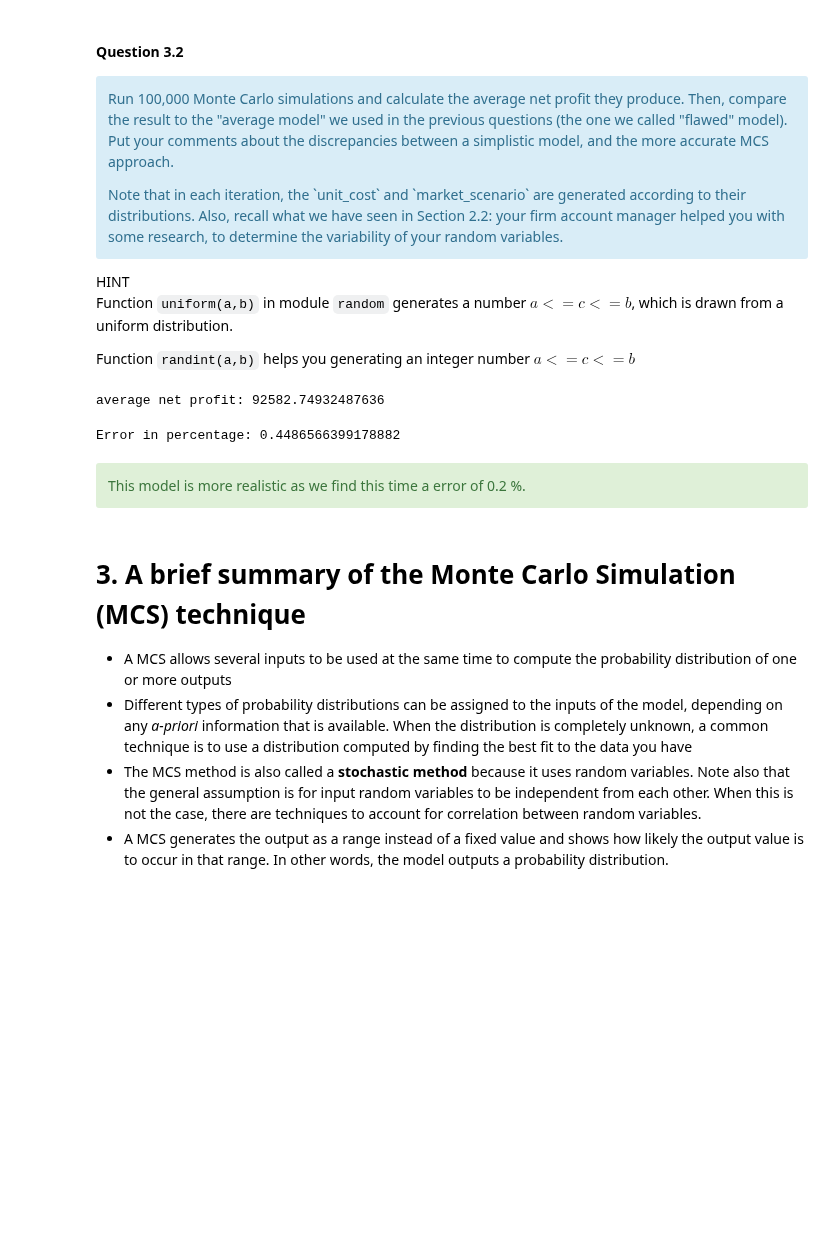
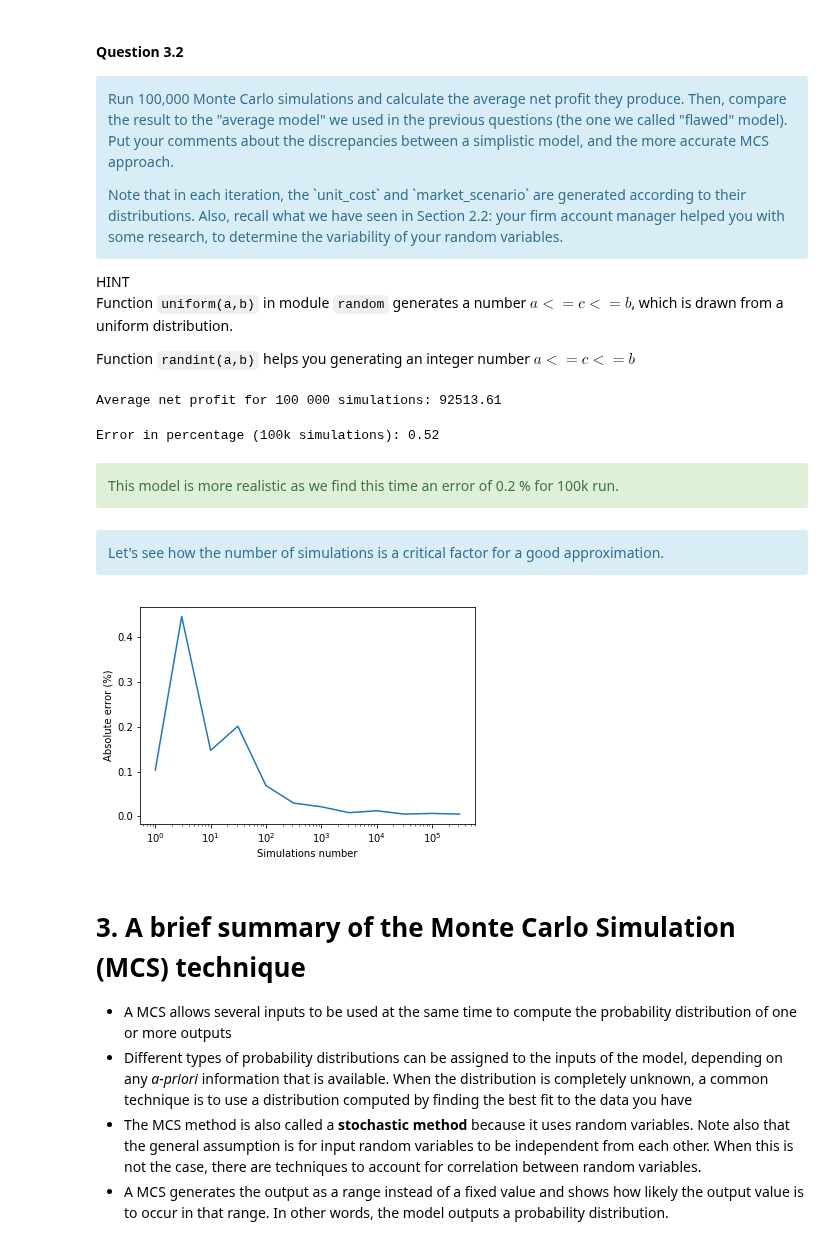
Before and after one commit to intv0id/AML_Course, a Jupyter notebook: 2 - MC/MC.ipynb, the cells around one changed output. Saved outputs shown, nothing was run; the diff lists cells and outputs as text; code cells hidden in the pictures; blank space fills up the shorter version.

```diff
--- a/2 - MC/MC.ipynb
+++ b/2 - MC/MC.ipynb
@@ -176,30 +177,66 @@ Note that in each iteration, the `unit_cost` and `market_scenario` are generated
 Function `uniform(a,b)` in module `random` generates a number $a<=c<=b$, which is drawn from a uniform distribution.
 
 Function `randint(a,b)` helps you generating an integer number $a<=c<=b$
-# %%
-import random
-
-total = 0.0
-num_simulation = 100000
-for i in range(0,num_simulation):
-    unit_cost = random.uniform(5.5,7.5)
-    market_scenario = random.randint(0,2)
-    sales_volume, price = get_sales_volume_price(market_scenario)
-    netProfit = calNetProfit(sales_volume, price, unit_cost, fixed_cost)
-    total += netProfit
-averageNetProfit = total/num_simulation
-print("average net profit:", averageNetProfit)
-# %% [output]
-average net profit: 92582.74932487636
+# %%
+from random import uniform, randint
+
+def simulate(num_simulation):
+    """
+        This function simulate the situation explained above
+        with the monte carlo method.
+
+        `num_simulation` is the number of simulations ran
+        the returned value is the average net profit
+    """
+    total = 0.
+    for _ in range(num_simulation):
+        # Suppose that the unit_cost is uniformly distributed
+        unit_cost = uniform(5.5,7.5)
+        # Same for market senario (discrete values)
+        market_scenario = randint(0,2)
+        # Get variables from market scenario
+        sales_volume, price = get_sales_volume_price(market_scenario)
+        # Calculate profit
+        netProfit = calNetProfit(sales_volume, price, unit_cost, fixed_cost)
+        total += netProfit
+    #Return the average net profit
+    return total/num_simulation
+
+# Let's try with 100k simulations
+averageNetProfit = simulate(100000)
+print("Average net profit for 100 000 simulations: {:.2f}"
+          .format(averageNetProfit))
+# %% [output]
+Average net profit for 100 000 simulations: 92513.61
 # %%
-error = abs((averageNetProfit - trueNetProfit) / (trueNetProfit))
-print("Error in percentage:", error * 100)
+def calculate_error(averageNetProfit):
+    # Note that the theoritical trueNetProfit is already known
+    return abs((averageNetProfit - trueNetProfit) / (trueNetProfit))
+
+error = calculate_error(averageNetProfit)
+print("Error in percentage (100k simulations): {:.2f}".format(error * 100))
 # %% [output]
-Error in percentage: 0.4486566399178882
+Error in percentage (100k simulations): 0.52
 # %% [markdown]
 <div class="alert alert-success">
-This model is more realistic as we find this time a error of 0.2 %.
+This model is more realistic as we find this time an error of 0.2 % for 100k run.
 </div>
+# %% [markdown]
+<div class="alert alert-info">
+Let's see how the number of simulations is a critical factor for a good approximation.
+</div>
+# %%
+num_simulation_range = [int(10**(i/2)) for i in range(12)]
+errors = {}
+for num_simulation in num_simulation_range:
+    errors[num_simulation] = calculate_error(simulate(num_simulation))
+plt.plot(list(errors.keys()), list(errors.values()))
+plt.xscale('log')
+plt.xlabel("Simulations number")
+plt.ylabel("Absolute error (%)")
+plt.show()
+# %% [output]
+[figure, added]
 # %% [markdown]
 
 # 3. A brief summary of the Monte Carlo Simulation (MCS) technique
```
Also changed, not shown: parts of 3 cells of this notebook.
